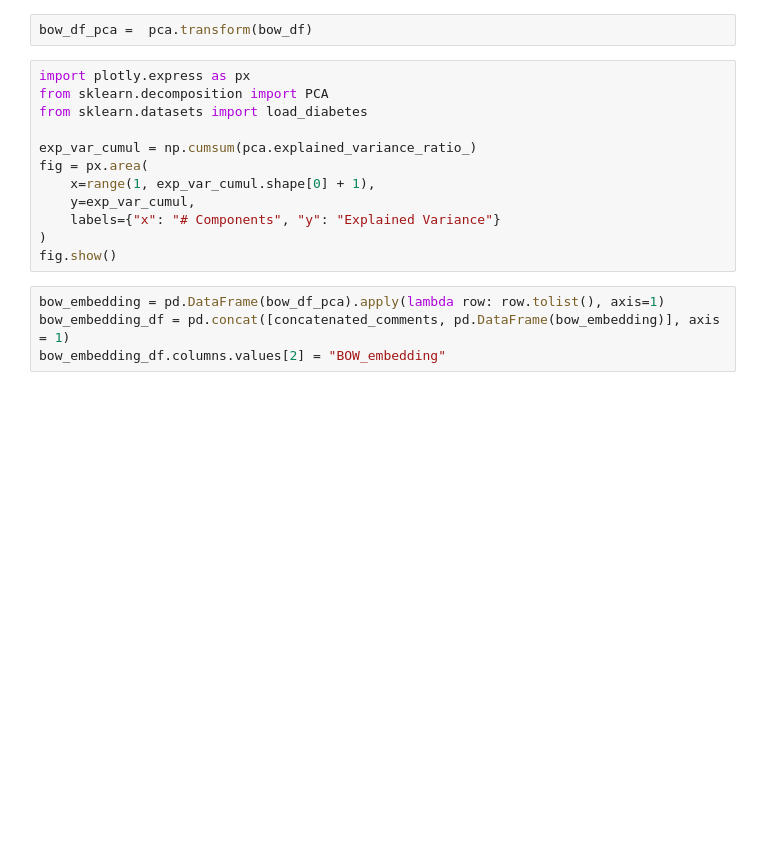
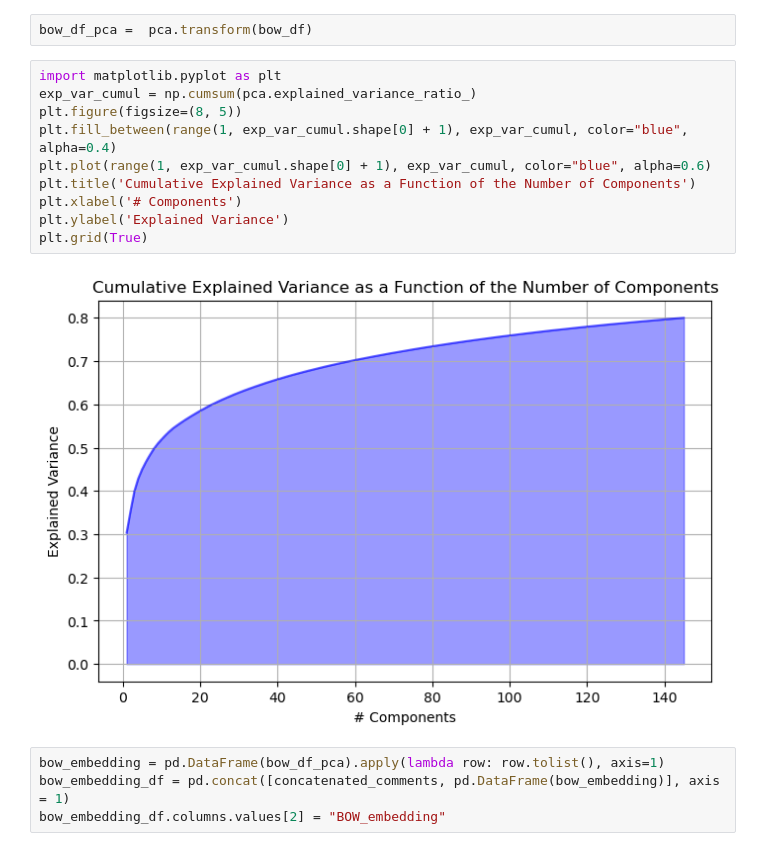
Before and after one commit to yuqinbailey/Restaurant-Rec-Google-Reviews, a Jupyter notebook: 5_1_2_BOW.ipynb, the cells around one changed output. Cells and saved outputs as stored; diff of their text form; blank space fills up the shorter version.

```diff
--- a/5_1_2_BOW.ipynb
+++ b/5_1_2_BOW.ipynb
@@ -65,18 +65,18 @@ pca.fit(bow_df)
 PCA(n_components=0.8)
 # %%
 bow_df_pca =  pca.transform(bow_df)
-# %%
-import plotly.express as px
-from sklearn.decomposition import PCA
-from sklearn.datasets import load_diabetes
-
-exp_var_cumul = np.cumsum(pca.explained_variance_ratio_)
-fig = px.area(
-    x=range(1, exp_var_cumul.shape[0] + 1),
-    y=exp_var_cumul,
-    labels={"x": "# Components", "y": "Explained Variance"}
-)
-fig.show()
+# %%
+import matplotlib.pyplot as plt
+exp_var_cumul = np.cumsum(pca.explained_variance_ratio_)
+plt.figure(figsize=(8, 5))
+plt.fill_between(range(1, exp_var_cumul.shape[0] + 1), exp_var_cumul, color="blue", alpha=0.4)
+plt.plot(range(1, exp_var_cumul.shape[0] + 1), exp_var_cumul, color="blue", alpha=0.6)
+plt.title('Cumulative Explained Variance as a Function of the Number of Components')
+plt.xlabel('# Components')
+plt.ylabel('Explained Variance')
+plt.grid(True)
+# %% [output]
+[figure, added]
 # %%
 bow_embedding = pd.DataFrame(bow_df_pca).apply(lambda row: row.tolist(), axis=1)
 bow_embedding_df = pd.concat([concatenated_comments, pd.DataFrame(bow_embedding)], axis = 1)
```
